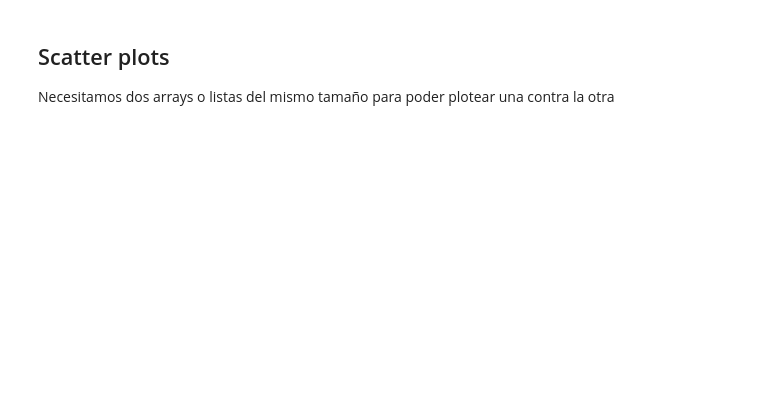
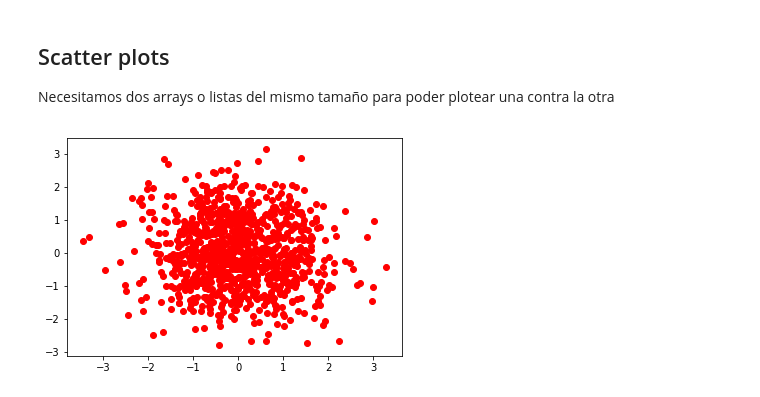
Before and after one commit to bmalcover/MADM2018, a Jupyter notebook: numpy/intro_numpy.ipynb, the cells around one changed output. Drawn from its saved outputs; the diff is of its cells as text; code cells hidden in the pictures; blank space fills up the shorter version.

```diff
--- a/numpy/intro_numpy.ipynb
+++ b/numpy/intro_numpy.ipynb
@@ -510,9 +601,11 @@ Necesitamos dos arrays o listas del mismo tamaño para poder plotear una contra
 # %%
 x = np.random.normal(size=1000)
 y = np.random.normal(size=1000)
 
-plt.scatter(x, y, c='firebrick', alpha=0.2)
+plt.scatter(x, y, c='r') #, alpha=0.2)
 plt.show()
+# %% [output]
+[figure, added]
 # %%
 sns.jointplot(x=x, y=y, kind='kde')
 # %%
```
Also changed, not shown: parts of 19 cells of this notebook, 1 other file.
